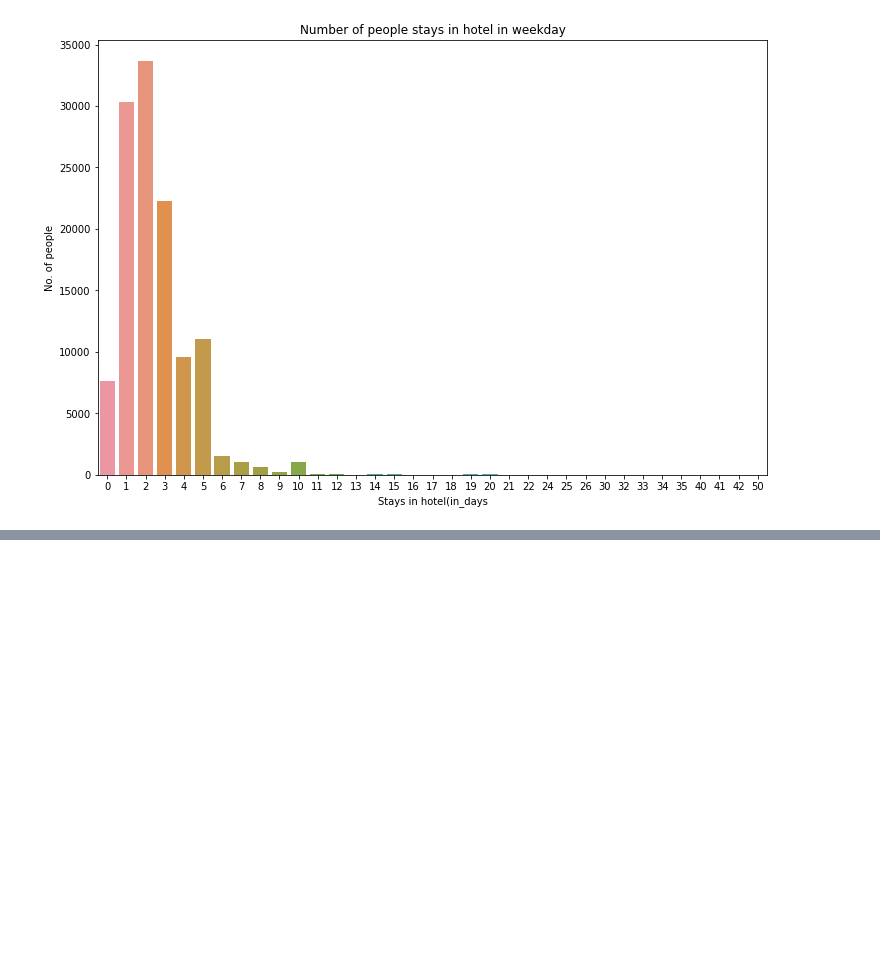
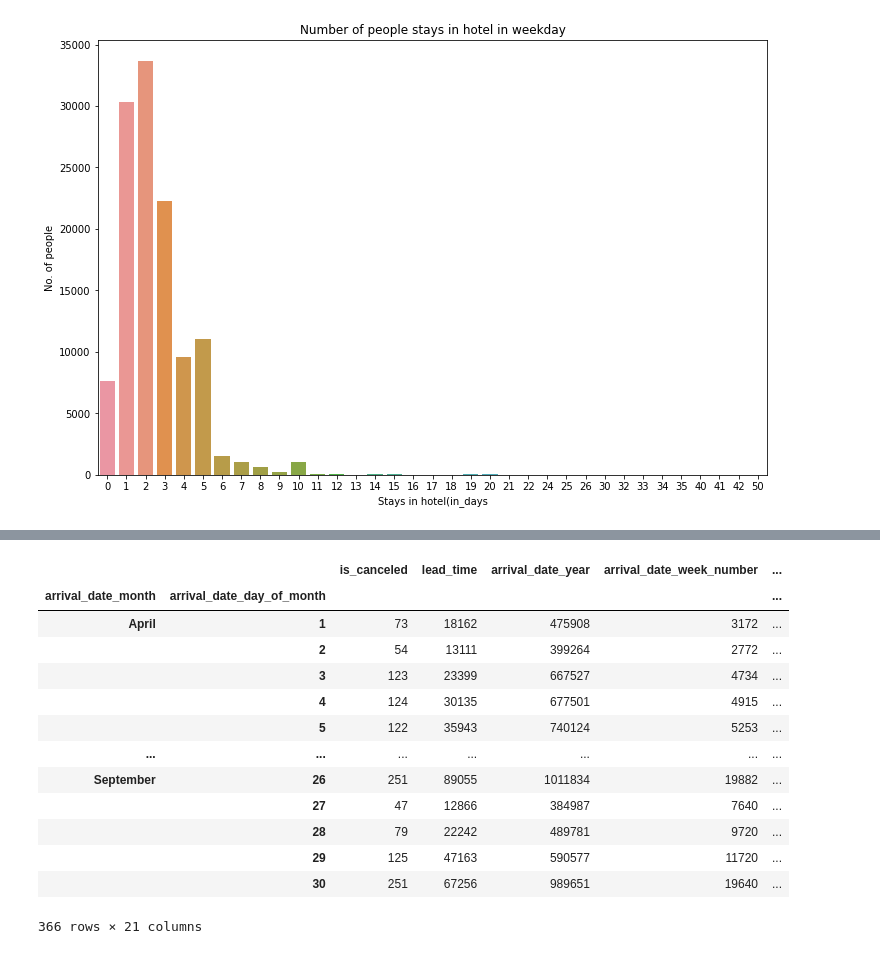
Before and after one commit to vikas6169/hotel-booking-analysis, a Jupyter notebook: Hotel_Booking_Analysis_Capstone_Project.ipynb, the cells around one changed output, grey strips where cells are left out. Saved outputs shown, nothing was run; the diff lists cells and outputs as text; code cells hidden in the pictures; blank space fills up the shorter version.

```diff
--- a/Hotel_Booking_Analysis_Capstone_Project.ipynb
+++ b/Hotel_Booking_Analysis_Capstone_Project.ipynb
@@ -351,0 +363,17 @@ Text(0, 0.5, 'No. of people')
+# %%
+df1.groupby(["arrival_date_month","arrival_date_day_of_month"]).sum()
+# %% [output]
+|  |  | is_canceled | lead_time | arrival_date_year | arrival_date_week_number | ... |
+| arrival_date_month | arrival_date_day_of_month |  |  |  |  | ... |
+| April | 1 | 73 | 18162 | 475908 | 3172 | ... |
+|  | 2 | 54 | 13111 | 399264 | 2772 | ... |
+|  | 3 | 123 | 23399 | 667527 | 4734 | ... |
+|  | 4 | 124 | 30135 | 677501 | 4915 | ... |
+|  | 5 | 122 | 35943 | 740124 | 5253 | ... |
+| ... | ... | ... | ... | ... | ... | ... |
+| September | 26 | 251 | 89055 | 1011834 | 19882 | ... |
+|  | 27 | 47 | 12866 | 384987 | 7640 | ... |
+|  | 28 | 79 | 22242 | 489781 | 9720 | ... |
+|  | 29 | 125 | 47163 | 590577 | 11720 | ... |
+|  | 30 | 251 | 67256 | 989651 | 19640 | ... |
+366 rows × 21 columns
```
Also changed, not shown: parts of 16 cells of this notebook.
